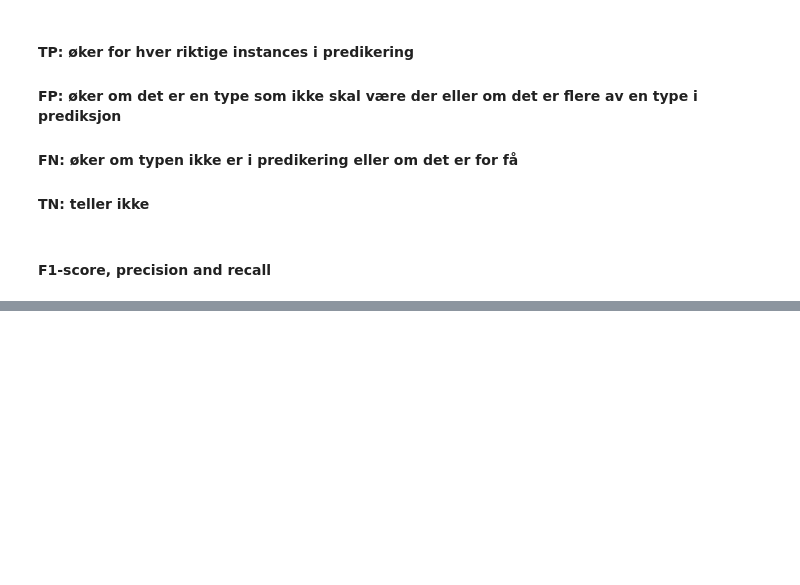
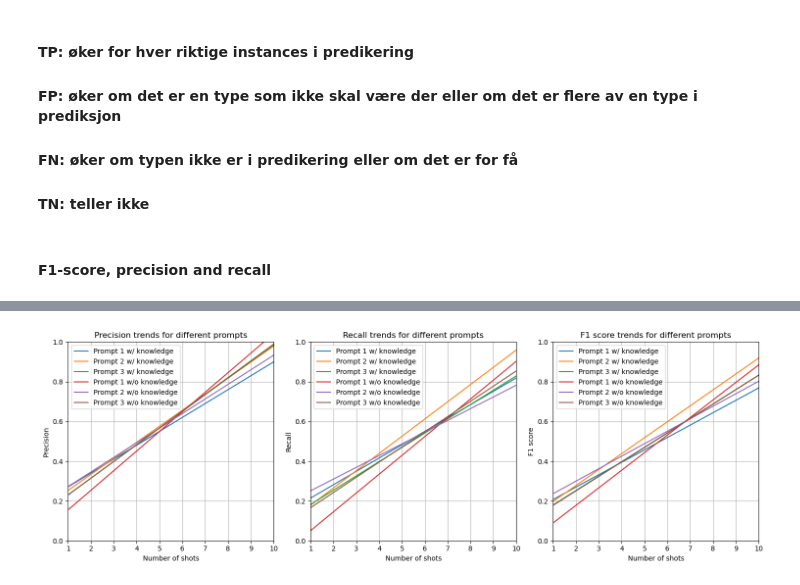
Before and after one commit to stinkyElias/SemReBot2, a Jupyter notebook: testing/mistral/data_plotter_specific.ipynb, the cells around one changed output, grey strips where cells are left out. Drawn from its saved outputs; the diff is of its cells as text; code cells hidden in the pictures; blank space fills up the shorter version.

Commit message:
plots and latex

```diff
--- a/testing/mistral/data_plotter_specific.ipynb
+++ b/testing/mistral/data_plotter_specific.ipynb
@@ -557,5 +553,5 @@ print('(' + str(len(goal_precision_list)) + ', ' + str(len(goal_precision_list[0
 # %%
-def plot_metrics(precision, recall, f1, atype):
+def plot_all_metrics(precision, recall, f1, atype):
     fig, axs = plt.subplots(3, 1, figsize=(10, 15))
     metrics = [precision, recall, f1]
     names = [atype + ' precision', atype + ' recall', atype + ' F1 score']
@@ -573,7 +569,7 @@ def plot_metrics(precision, recall, f1, atype):
             else:
                 ax.plot(x, p(x), linestyle='-', label=f'Prompt {i-2} w/o knowledge')
 
-        ax.set_xlabel('Number of examples')
+        ax.set_xlabel('Number of shots')
         ax.set_ylabel(names[j])
         ax.set_title(f'{names[j]} trends for different prompts')
         ax.legend()
@@ -584,7 +580,6 @@ def plot_metrics(precision, recall, f1, atype):
     plt.savefig(atype + '_metrics_trend.pdf', format='pdf')
     plt.show()
 
-# Call the function
-plot_metrics(instance_precision_list, instance_recall_list, instance_f1_list, 'Instance')
-plot_metrics(pred_precision_list, pred_recall_list, pred_f1_list, 'Predicate')
-plot_metrics(goal_precision_list, goal_recall_list, goal_f1_list, 'Goal')
+plot_all_metrics(instance_precision_list, instance_recall_list, instance_f1_list, 'Instance')
+plot_all_metrics(pred_precision_list, pred_recall_list, pred_f1_list, 'Predicate')
+plot_all_metrics(goal_precision_list, goal_recall_list, goal_f1_list, 'Goal')
@@ -679,0 +586,39 @@ trend_line_plot(total_precision, total_recall, total_f1, total_precision_labeled
+# %%
+def plot_metrics(ax, metric, atype):
+    labels = ['Precision', 'Recall', 'F1 score']
+
+    x = np.array(range(1, 11))
+
+    for i in range(len(metric)):
+        prompt = []
+
+        for j in range(len(metric[i])):
+            prompt.append(metric[i][j])
+
+        z = np.polyfit(x, prompt, 1)
+        p = np.poly1d(z)
+
+        if i < 3:
+            ax.plot(x, p(x), label=f'Prompt {i+1} w/ knowledge')
+        else:
+            ax.plot(x, p(x), label=f'Prompt {i-2} w/o knowledge')
+
+    ax.set_xlabel('Number of shots')
+    ax.set_ylabel(f'{labels[atype]}')
+    ax.set_title(f'{labels[atype]} trends for different prompts')
+    ax.legend()
+    ax.grid()
+    ax.set_xlim(1, 10)
+    ax.set_ylim(0, 1)
+
+fig, axs = plt.subplots(1, 3, figsize=(15, 5))
+
+plot_metrics(axs[0], precision_list, 0)
+plot_metrics(axs[1], recall_list, 1)
+plot_metrics(axs[2], f1_list, 2)
+
+plt.tight_layout()
+plt.savefig(os.path.join('figures', 'specific_all_metrics_trend.pdf'), format='pdf')
+plt.show()
+# %% [output]
+[figure, added]
```
Also changed, not shown: parts of 10 cells of this notebook, 39 other files.
